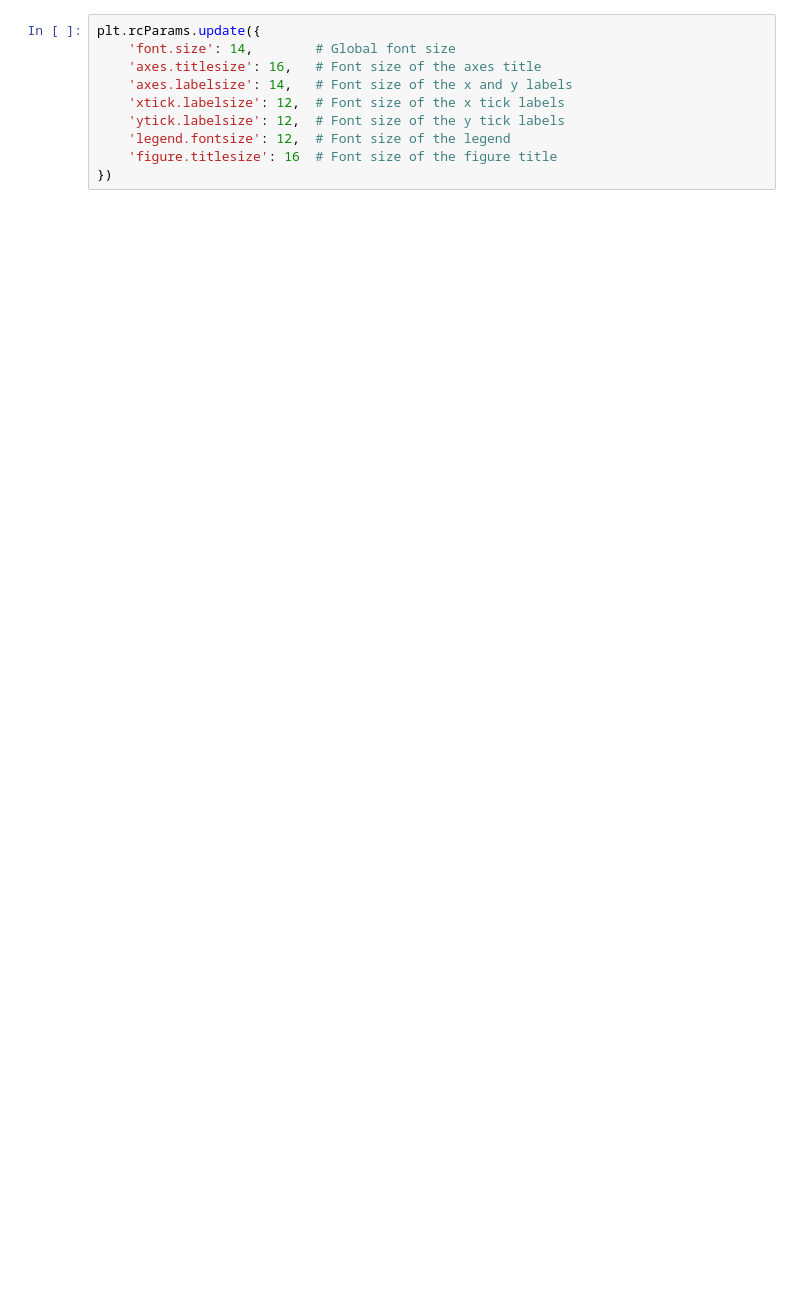
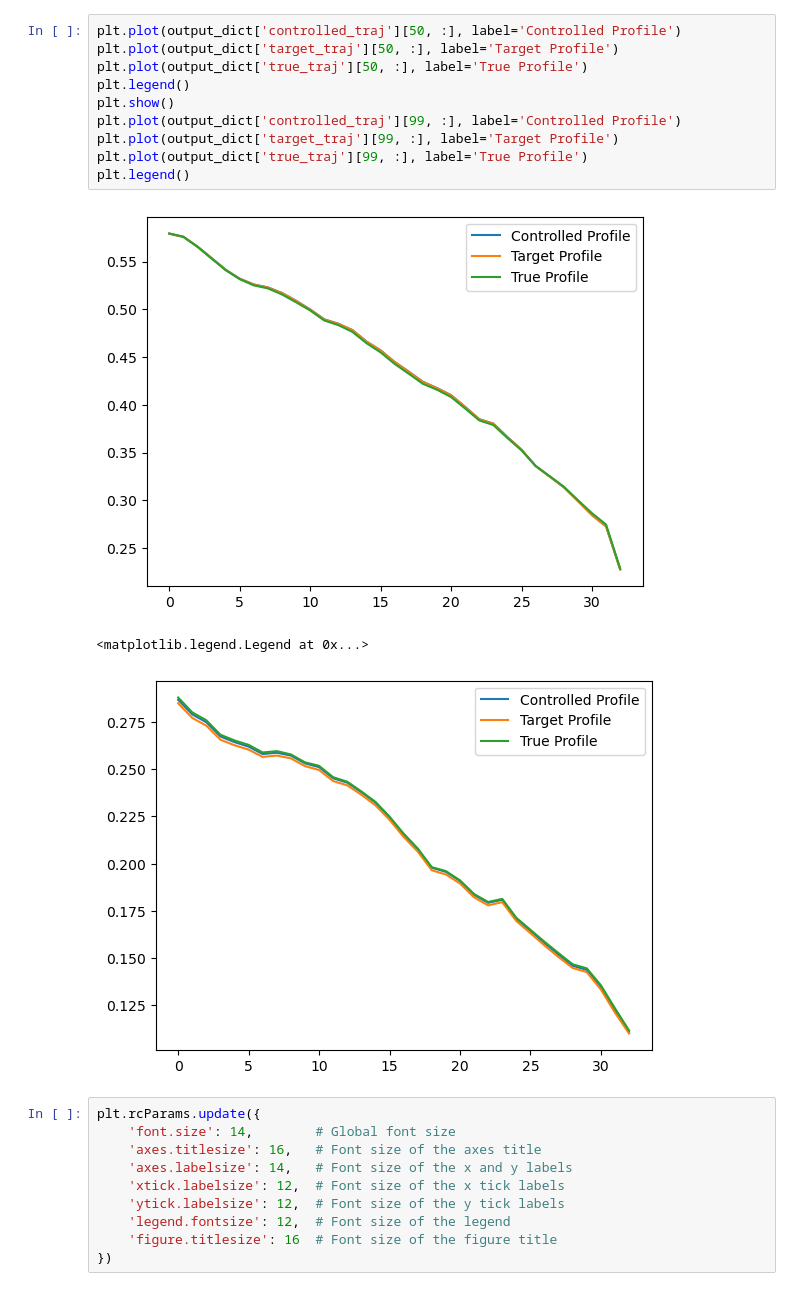
Before and after one commit to PlasmaControl/PlasmaEvolution, a Jupyter notebook: control_plotter.ipynb, the cells around one changed output. Cells and saved outputs as stored; diff of their text form; blank space fills up the shorter version.

```diff
--- a/control_plotter.ipynb
+++ b/control_plotter.ipynb
@@ -17,3 +94,17 @@ from scipy import sparse
+# %%
+plt.plot(output_dict['controlled_traj'][50, :], label='Controlled Profile')
+plt.plot(output_dict['target_traj'][50, :], label='Target Profile')
+plt.plot(output_dict['true_traj'][50, :], label='True Profile')
+plt.legend()
+plt.show()
+plt.plot(output_dict['controlled_traj'][99, :], label='Controlled Profile')
+plt.plot(output_dict['target_traj'][99, :], label='Target Profile')
+plt.plot(output_dict['true_traj'][99, :], label='True Profile')
+plt.legend()
+# %% [output]
+[figure, added]
+<matplotlib.legend.Legend at 0x...>
+[figure, added]
 # %%
 plt.rcParams.update({
     'font.size': 14,        # Global font size
```
Also changed, not shown: parts of 7 cells of this notebook, 1 other file.
